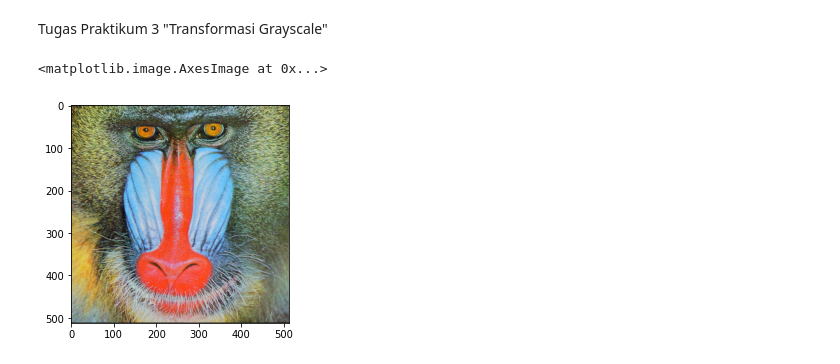
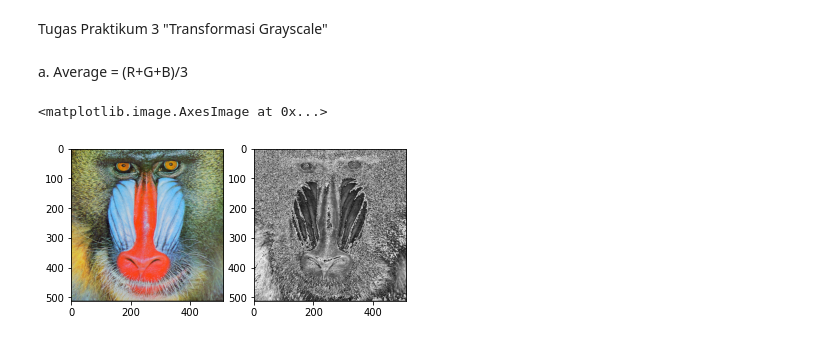
Before and after one commit to hhidayatinc/PCVK_Martikulasi_2022, a Jupyter notebook: Week3.ipynb, the cells around one changed output. Saved outputs shown, nothing was run; the diff lists cells and outputs as text; code cells hidden in the pictures.

```diff
--- a/Week3.ipynb
+++ b/Week3.ipynb
@@ -110,10 +110,19 @@ Masukkan nilai kecerahan: 40
 [figure]
 # %% [markdown]
 Tugas Praktikum 3 "Transformasi Grayscale"
+# %% [markdown]
+a. Average = (R+G+B)/3
 # %%
 img = cv.imread('/content/drive/MyDrive/PCVK_MM/Images/mandrill.tiff')
-img3 = cv.cvtColor(img, cv.COLOR_BGR2RGB)
-plt.imshow(img3)
+img_avg = cv.cvtColor(img, cv.COLOR_BGR2RGB)
+R = img[:,:,0]
+G = img[:,:,1]
+B = img[:,:,2]
+GrayAvg[:] = (R+G+B)/3
+
+f, axarr = plt.subplots(1,2)
+axarr[0].imshow(img_avg)
+axarr[1].imshow(GrayAvg, cmap='gray')
 # %% [output]
 <matplotlib.image.AxesImage at 0x...>
-[figure, old version]
+[figure, new version]
```
Also changed, not shown: parts of 6 cells of this notebook.
